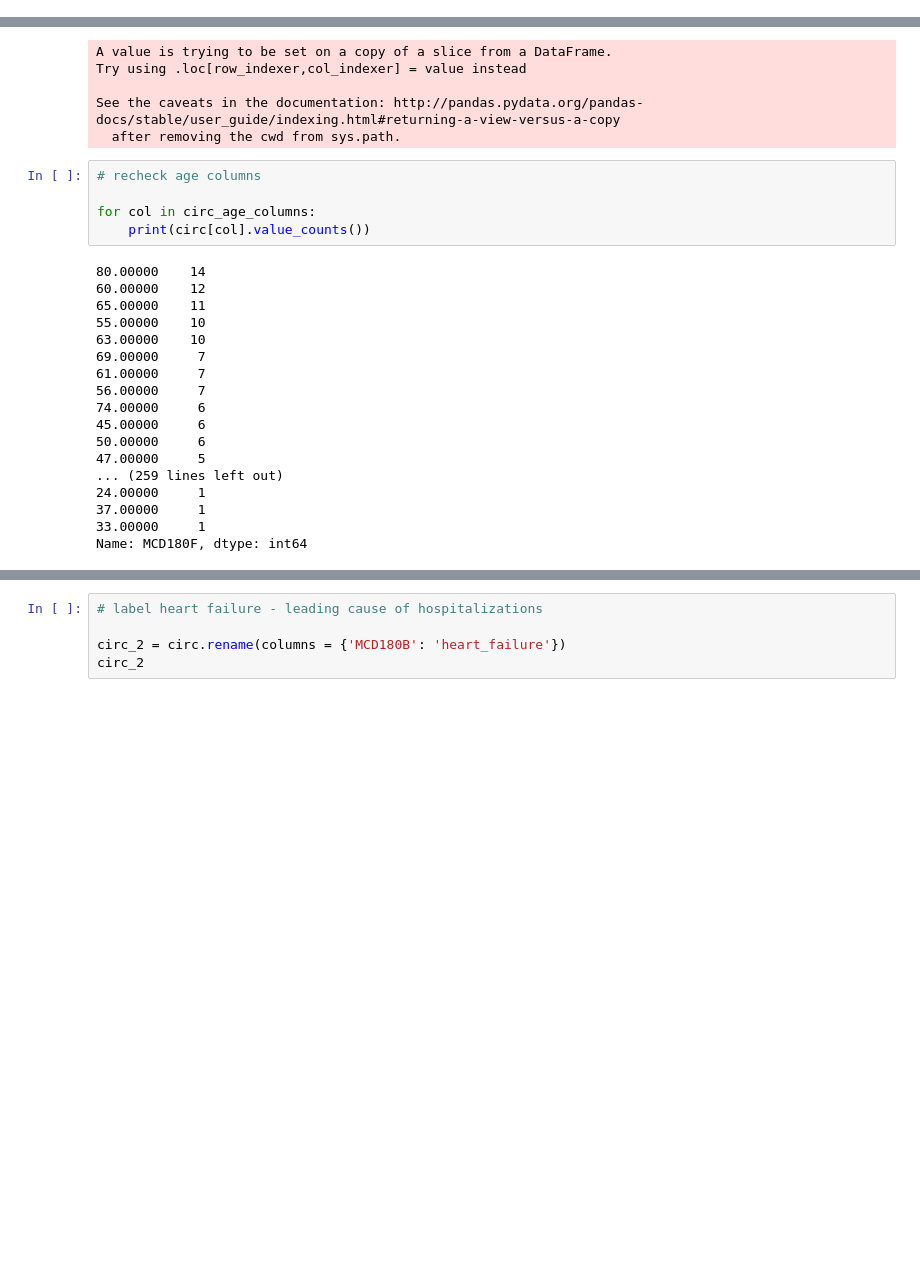
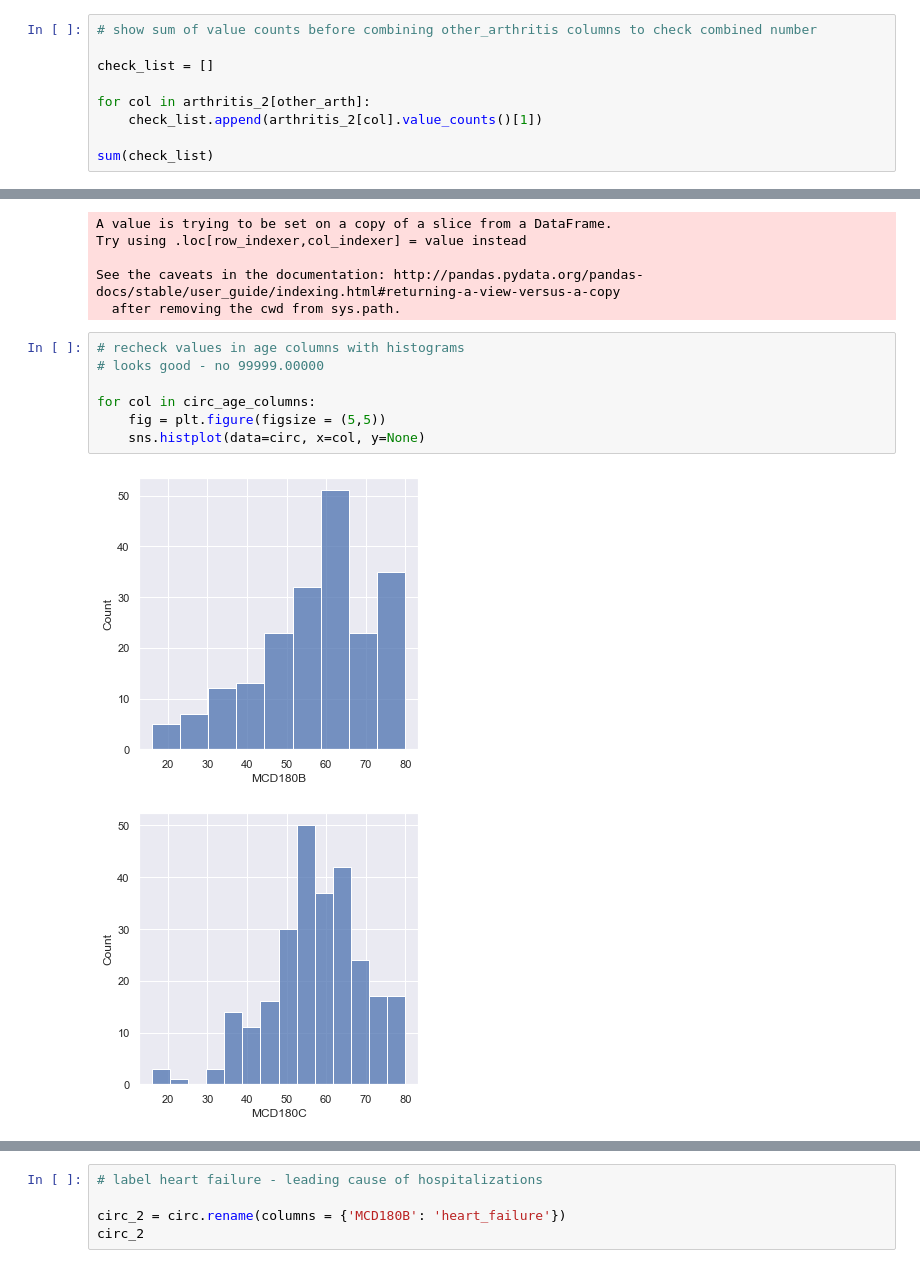
Before and after one commit to lilisbeit/Preventing-Hospitalizations, a Jupyter notebook: data-cleaning-and-feature-engineering.ipynb, the cells around one changed output, grey strips where cells are left out. Drawn from its saved outputs; the diff is of its cells as text; blank space fills up the shorter version.

Commit message:
add age value histograms

```diff
--- a/data-cleaning-and-feature-engineering.ipynb
+++ b/data-cleaning-and-feature-engineering.ipynb
@@ -391,0 +378,9 @@ Name: MCQ195_9.0, dtype: int64
+# %%
+# show sum of value counts before combining other_arthritis columns to check combined number
+
+check_list = []
+
+for col in arthritis_2[other_arth]:
+    check_list.append(arthritis_2[col].value_counts()[1])
+
+sum(check_list)
@@ -620,25 +615,12 @@ Try using .loc[row_indexer,col_indexer] = value instead
 See the caveats in the documentation: http://pandas.pydata.org/pandas-docs/stable/user_guide/indexing.html#returning-a-view-versus-a-copy
   after removing the cwd from sys.path.
 # %%
-# recheck age columns
+# recheck values in age columns with histograms
+# looks good - no 99999.00000
 
 for col in circ_age_columns:
-    print(circ[col].value_counts())
+    fig = plt.figure(figsize = (5,5))
+    sns.histplot(data=circ, x=col, y=None)
 # %% [output]
-80.00000    14
-60.00000    12
-65.00000    11
-55.00000    10
-63.00000    10
-69.00000     7
-61.00000     7
-56.00000     7
-74.00000     6
-45.00000     6
-50.00000     6
-47.00000     5
-... (259 lines left out)
-24.00000     1
-37.00000     1
-33.00000     1
-Name: MCD180F, dtype: int64
+[figure, added]
+[figure, added]
```
Also changed, not shown: parts of 112 cells of this notebook.
